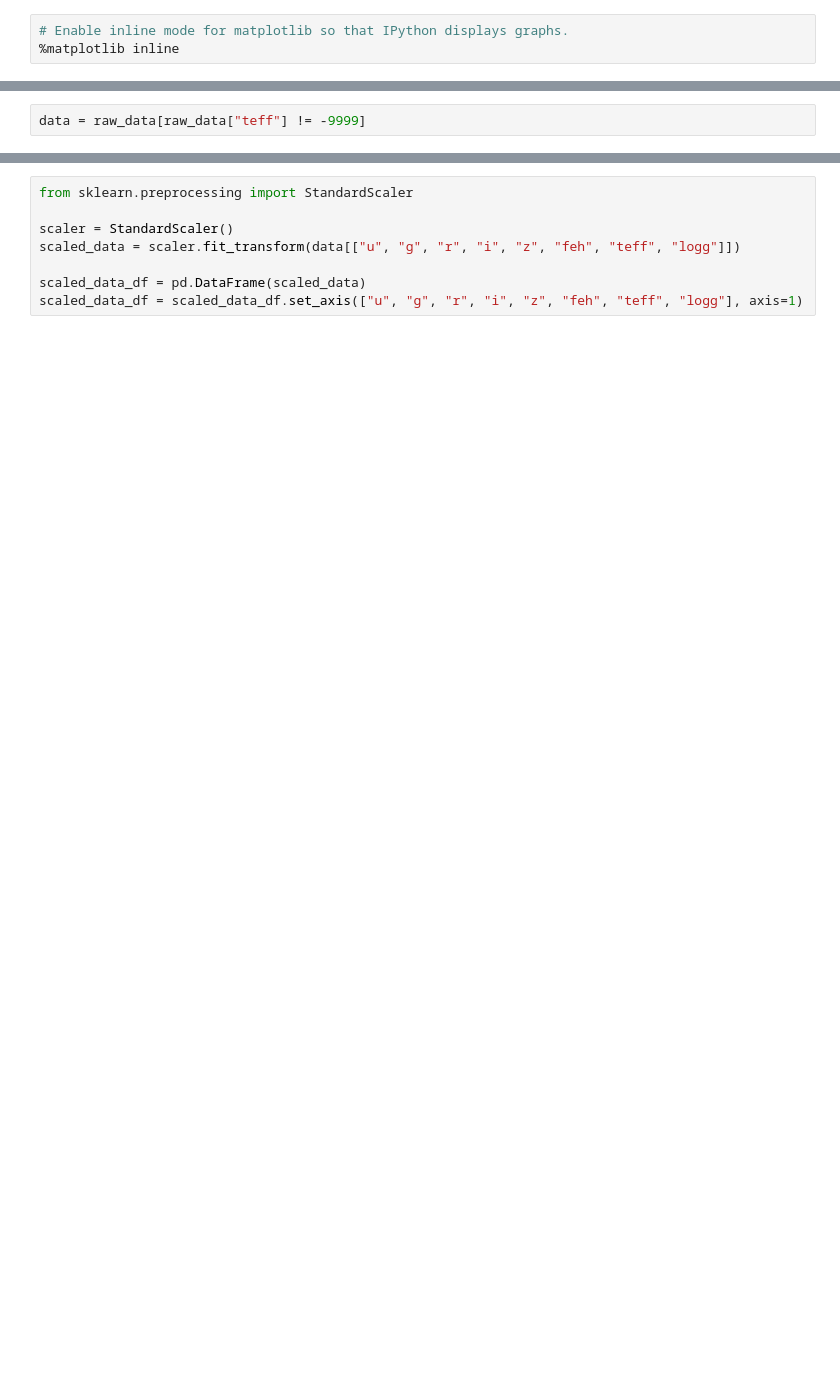
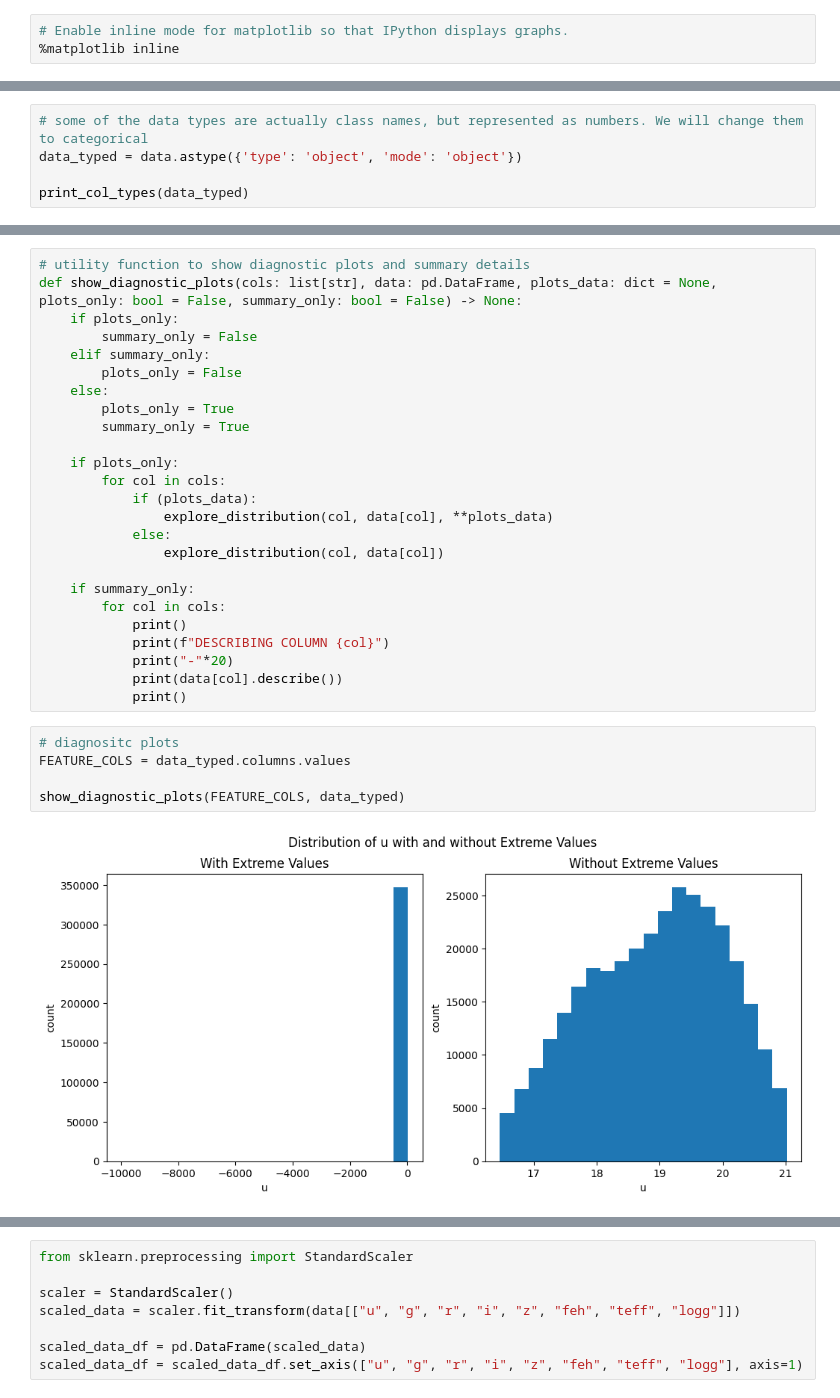
Before and after one commit to Reego/ml-project, a Jupyter notebook: main.ipynb, the cells around one changed output, grey strips where cells are left out. Saved outputs shown, nothing was run; the diff lists cells and outputs as text; blank space fills up the shorter version.

```diff
--- a/main.ipynb
+++ b/main.ipynb
@@ -38,2 +75,0 @@ array(['u', 'g', 'r', 'i', 'z', 'feh', 'teff', 'logg', 'type', 'mode',
-# %%
-data = raw_data[raw_data["teff"] != -9999]
@@ -43,0 +76,5 @@ print(data.shape)
+# %%
+# some of the data types are actually class names, but represented as numbers. We will change them to categorical
+data_typed = data.astype({'type': 'object', 'mode': 'object'})
+
+print_col_types(data_typed)
@@ -83,0 +132,32 @@ mode
+# %%
+# utility function to show diagnostic plots and summary details
+def show_diagnostic_plots(cols: list[str], data: pd.DataFrame, plots_data: dict = None, plots_only: bool = False, summary_only: bool = False) -> None:
+    if plots_only:
+        summary_only = False
+    elif summary_only:
+        plots_only = False
+    else:
+        plots_only = True
+        summary_only = True
+
+    if plots_only:
+        for col in cols:
+            if (plots_data):
+                explore_distribution(col, data[col], **plots_data)
+            else:
+                explore_distribution(col, data[col])
+
+    if summary_only:
+        for col in cols:
+            print()
+            print(f"DESCRIBING COLUMN {col}")
+            print("-"*20)
+            print(data[col].describe())
+            print()
+# %%
+# diagnositc plots
+FEATURE_COLS = data_typed.columns.values
+
+show_diagnostic_plots(FEATURE_COLS, data_typed)
+# %% [output]
+[figure, added]
```
Also changed, not shown: parts of 17 cells of this notebook.
